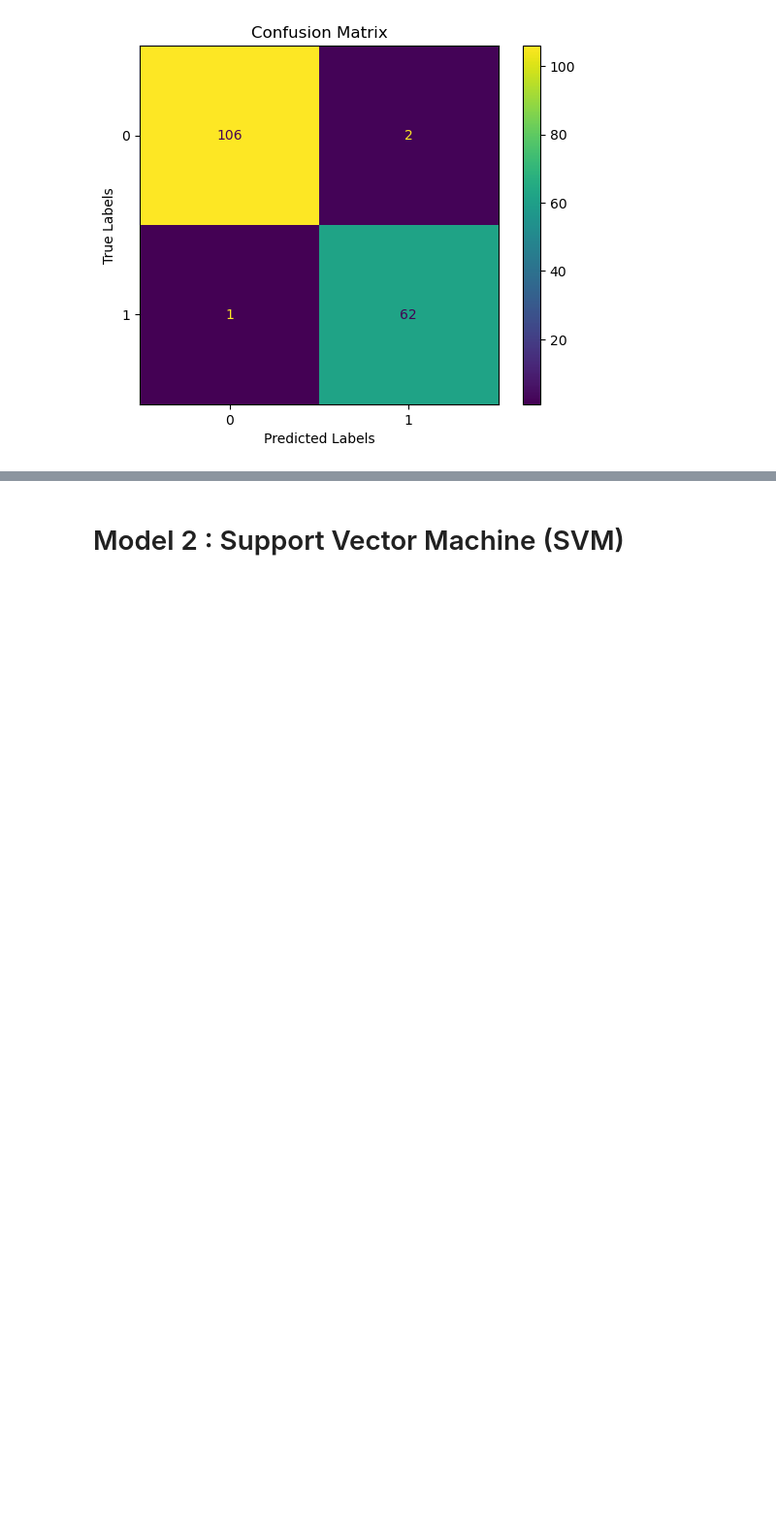
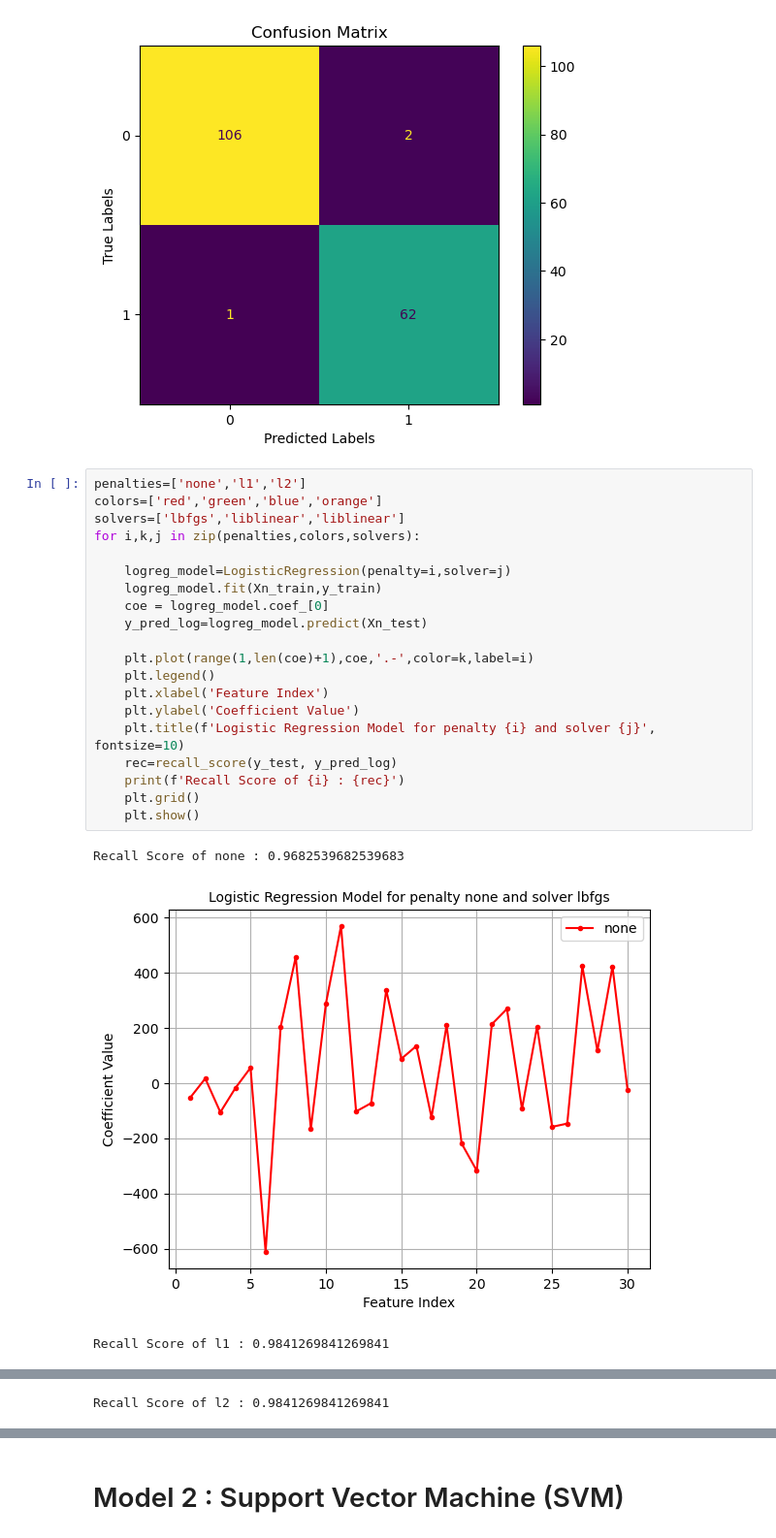
Before and after one commit to georgiarov/ML, a Jupyter notebook: project_code.ipynb, the cells around one changed output, grey strips where cells are left out. Shown at 97% size. Saved outputs shown, nothing was run; the diff lists cells and outputs as text; blank space fills up the shorter version.

```diff
--- a/project_code.ipynb
+++ b/project_code.ipynb
@@ -207,3 +209,27 @@ Confusion Matrix (Test):
 [[106   2]
  [  1  62]]
 [figure]
+# %%
+penalties=['none','l1','l2']
+colors=['red','green','blue','orange']
+solvers=['lbfgs','liblinear','liblinear']
+for i,k,j in zip(penalties,colors,solvers):
+
+    logreg_model=LogisticRegression(penalty=i,solver=j)
+    logreg_model.fit(Xn_train,y_train)
+    coe = logreg_model.coef_[0]
+    y_pred_log=logreg_model.predict(Xn_test)
+
+    plt.plot(range(1,len(coe)+1),coe,'.-',color=k,label=i)
+    plt.legend()
+    plt.xlabel('Feature Index')
+    plt.ylabel('Coefficient Value')
+    plt.title(f'Logistic Regression Model for penalty {i} and solver {j}', fontsize=10)
+    rec=recall_score(y_test, y_pred_log)
+    print(f'Recall Score of {i} : {rec}')
+    plt.grid()
+    plt.show()
+# %% [output]
+Recall Score of none : 0.9682539682539683
+[figure, added]
+Recall Score of l1 : 0.9841269841269841
@@ -209,0 +237 @@ Confusion Matrix (Test):
+Recall Score of l2 : 0.9841269841269841
```
Also changed, not shown: parts of 3 cells of this notebook.
